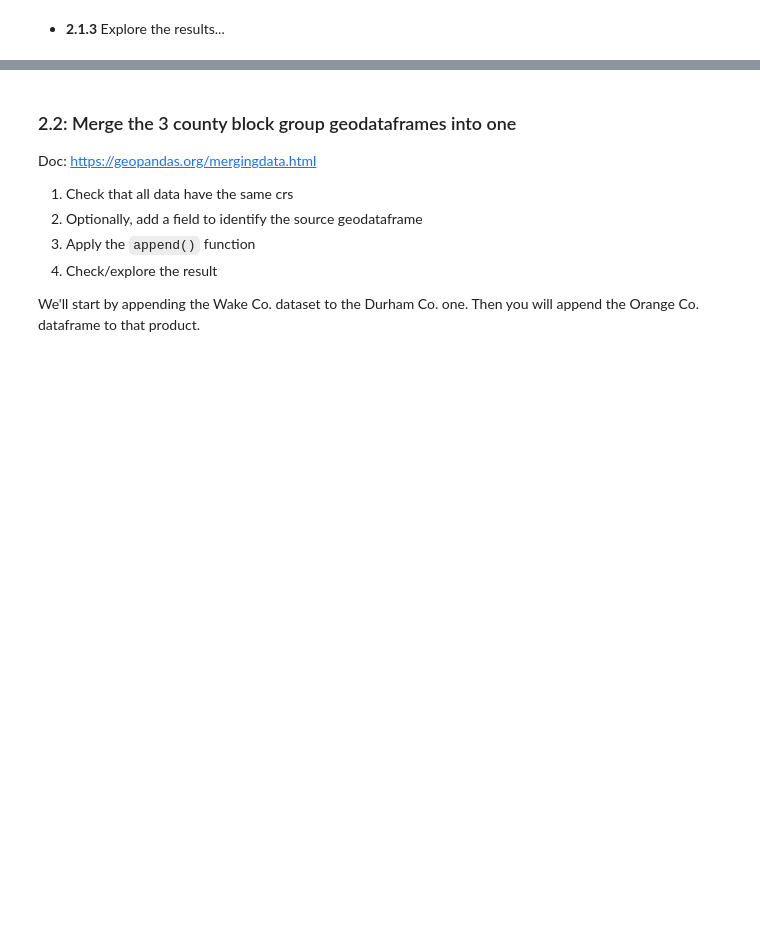
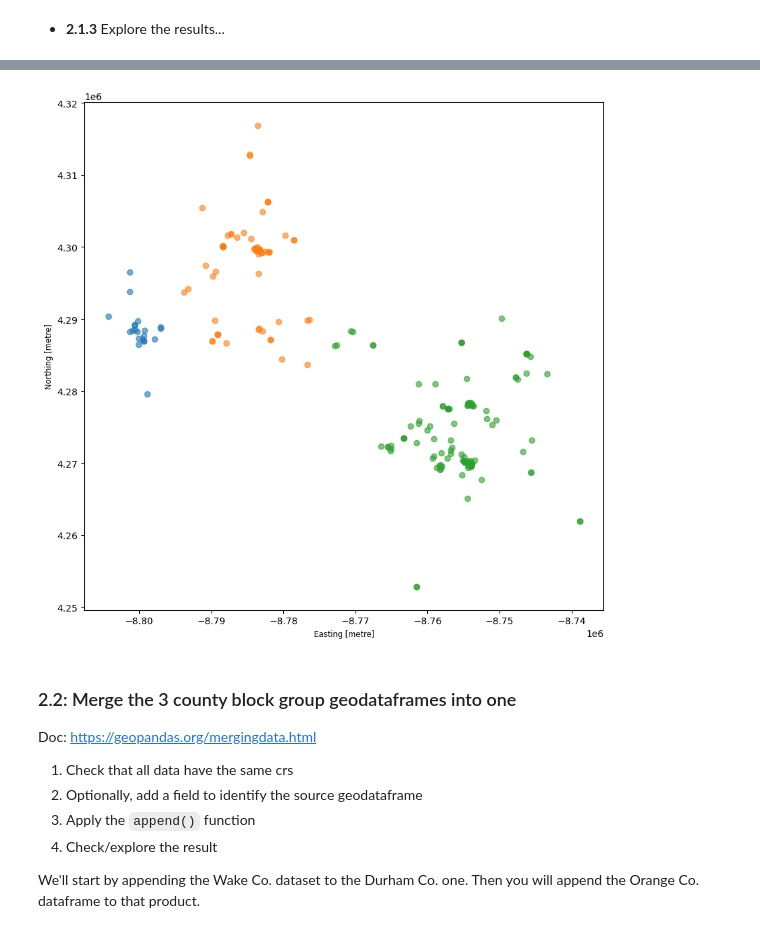
Before and after one commit to nsw37/SpatialDataFrames, a Jupyter notebook: lessons/2a-Spatial-analysis-with-GeoPandas.ipynb, the cells around one changed output, grey strips where cells are left out. Cells and saved outputs as stored; diff of their text form; code cells hidden in the pictures; blank space fills up the shorter version.

```diff
--- a/lessons/2a-Spatial-analysis-with-GeoPandas.ipynb
+++ b/lessons/2a-Spatial-analysis-with-GeoPandas.ipynb
@@ -265,4 +284,4 @@ gdf_stations.shape
 # %%
 #Another, more efficient mask using `isin`
-gdf_stations =
+gdf_stations = gdf_stations_all.loc[gdf_stations_all['City'].isin(("Raleigh", "Durham", "Chapel Hill"))]
 gdf_stations.shape
@@ -274,7 +297,9 @@ gdf_stations.plot("City");
 # %%
 #Plot them with a base map (using Contextily - more later...)
 city_plot = gdf_stations.to_crs(3857).plot(column="City",figsize=(10,10),alpha=0.6)
-ctx.add_basemap(city_plot)
+#ctx.add_basemap(city_plot)
+# %% [output]
+[figure, added]
 # %% [markdown]
 ### 2.2: Merge the 3 county block group geodataframes into one
 Doc: https://geopandas.org/mergingdata.html
```
Also changed, not shown: parts of 47 cells of this notebook, 6 other files.
